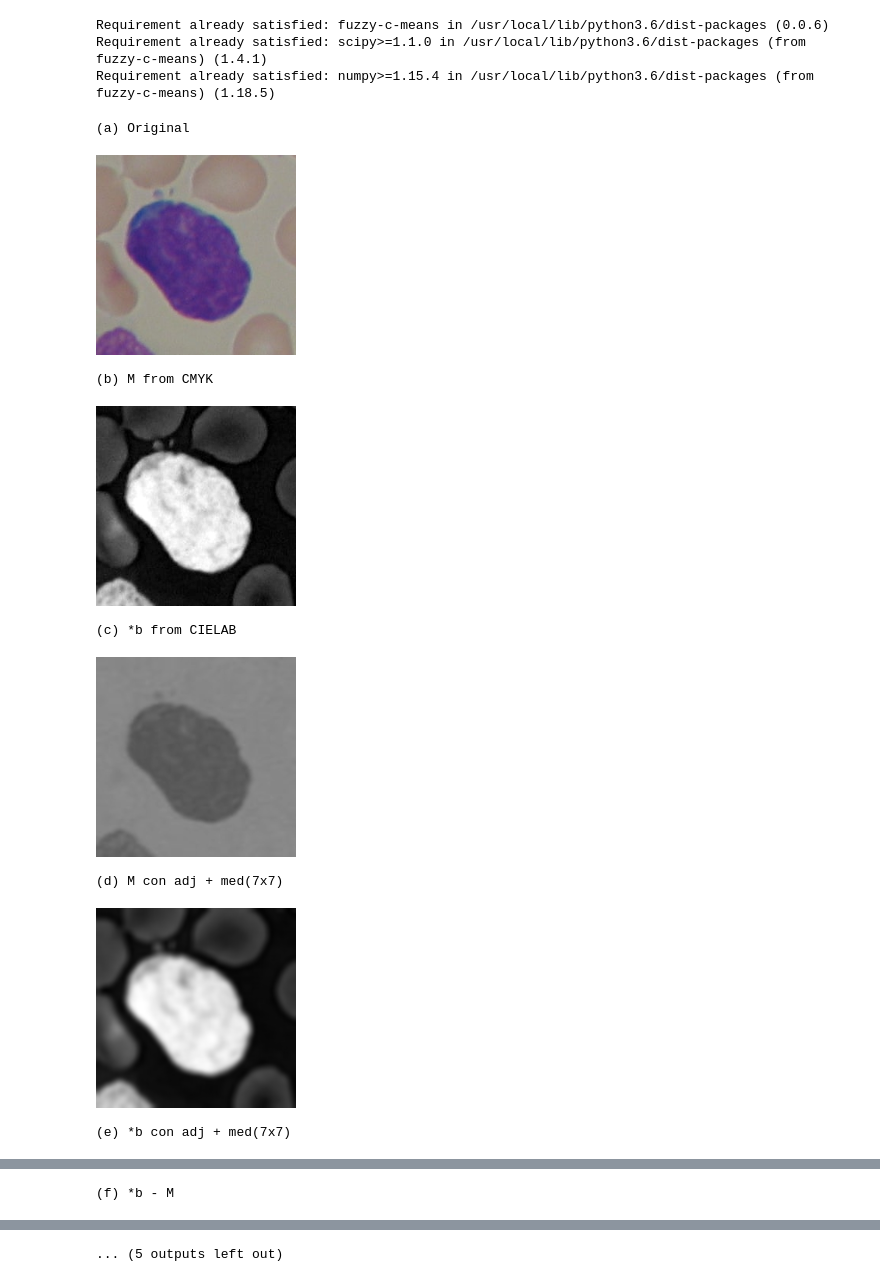
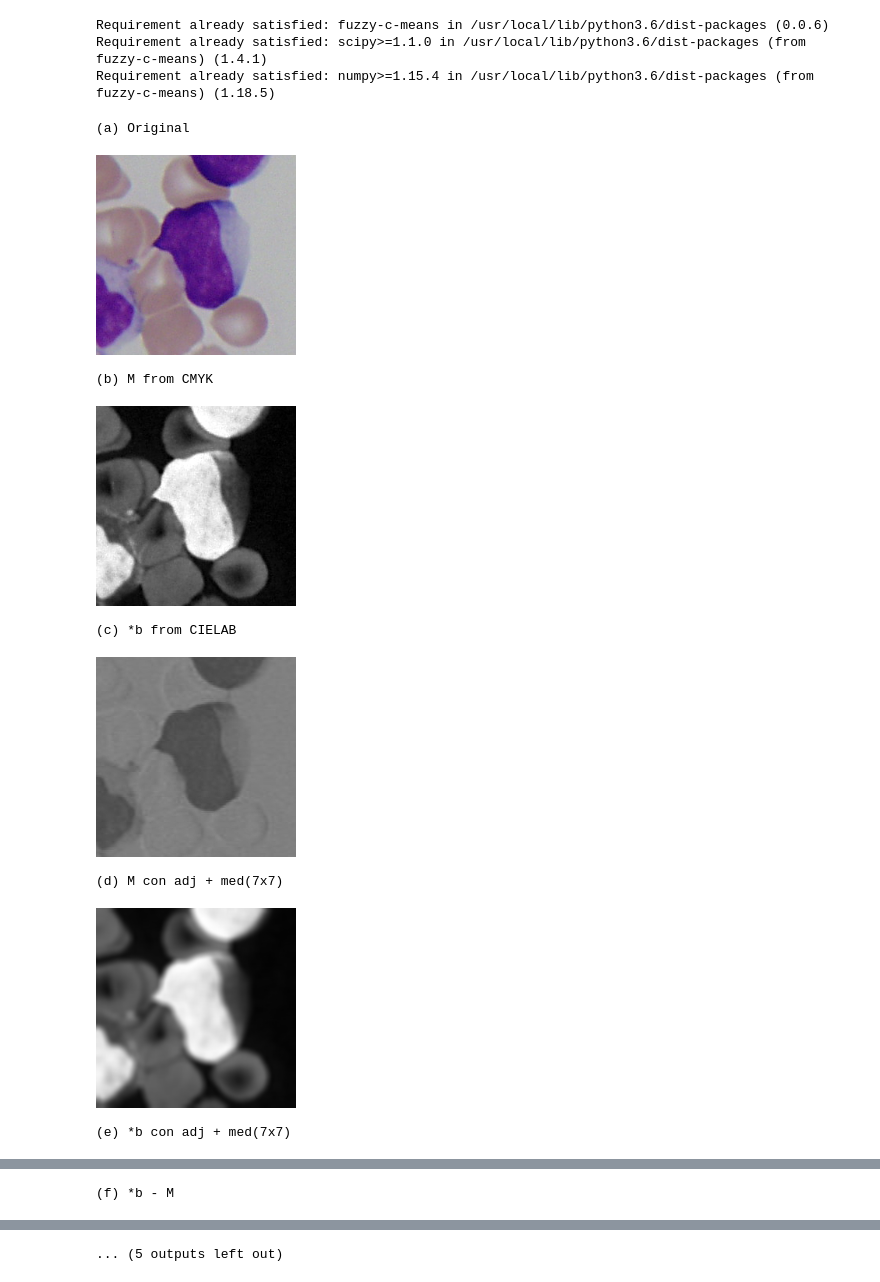
Before and after one commit to elybin/hudaya-2020-all-segmentation, a Jupyter notebook: proposed_method.ipynb, the cells around one changed output, grey strips where cells are left out. Cells and saved outputs as stored; diff of their text form; code cells hidden in the pictures.

```diff
--- a/proposed_method.ipynb
+++ b/proposed_method.ipynb
@@ -247,16 +247,17 @@ def wbc_vogado_modified(f, debug_mode = False):
   print("--- %s seconds ---" % (time.time() - start_time))
   return img_morpho
 # %%
-path = "drive/My Drive/ALL_IDB2/data/Im121_1.jpg"
+# SET THIS
+path = "drive/My Drive/ALL_IDB2/Im007_1.jpg"
 original_image = cv2.imread(path)
-fcm = wbc_vogado_modified(original_image, True)
+result = wbc_vogado_modified(original_image, True)
 # %% [output]
 (a) Original
-[figure, old version]
+[figure, new version]
 (b) M from CMYK
-[figure, old version]
+[figure, new version]
 (c) *b from CIELAB
-[figure, old version]
+[figure, new version]
 (d) M con adj + med(7x7)
-[figure, old version]
+[figure, new version]
 (e) *b con adj + med(7x7)
```
Also changed, not shown: parts of 1 cell of this notebook.
